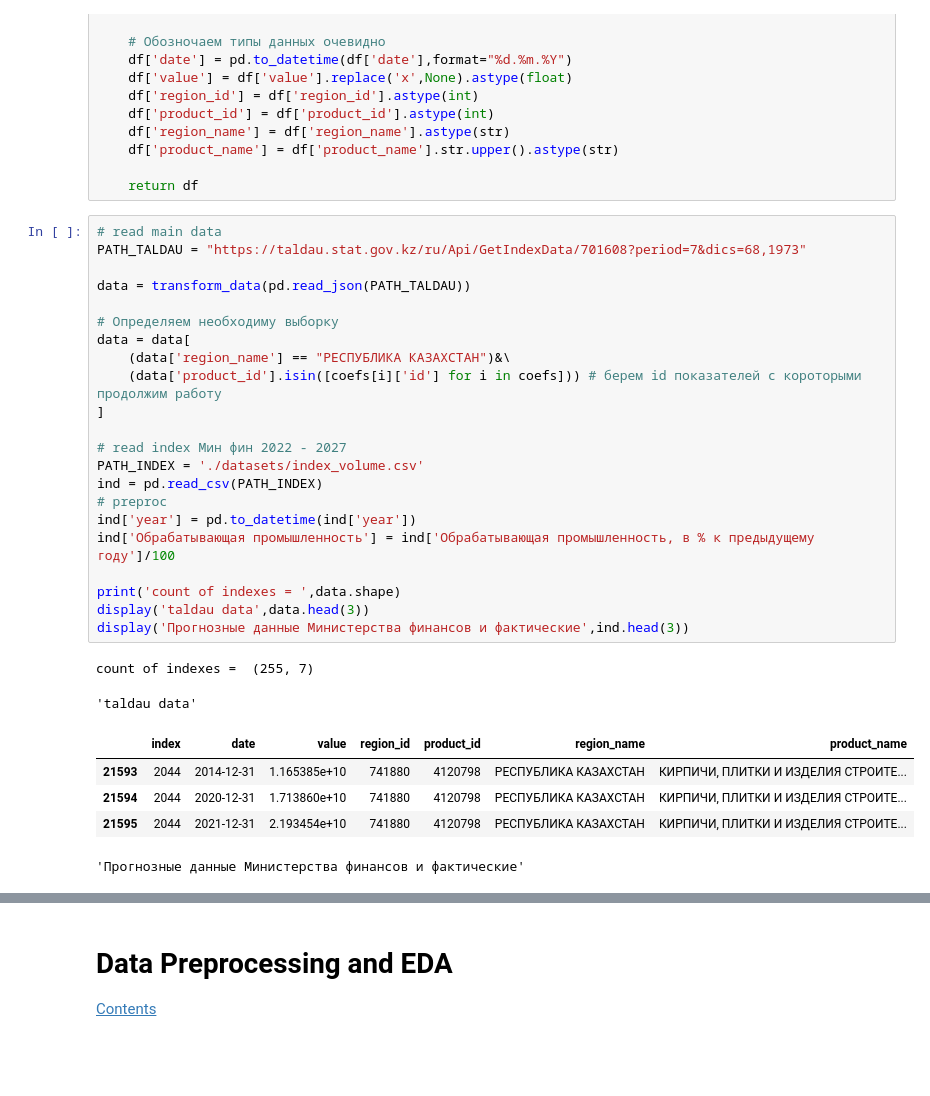
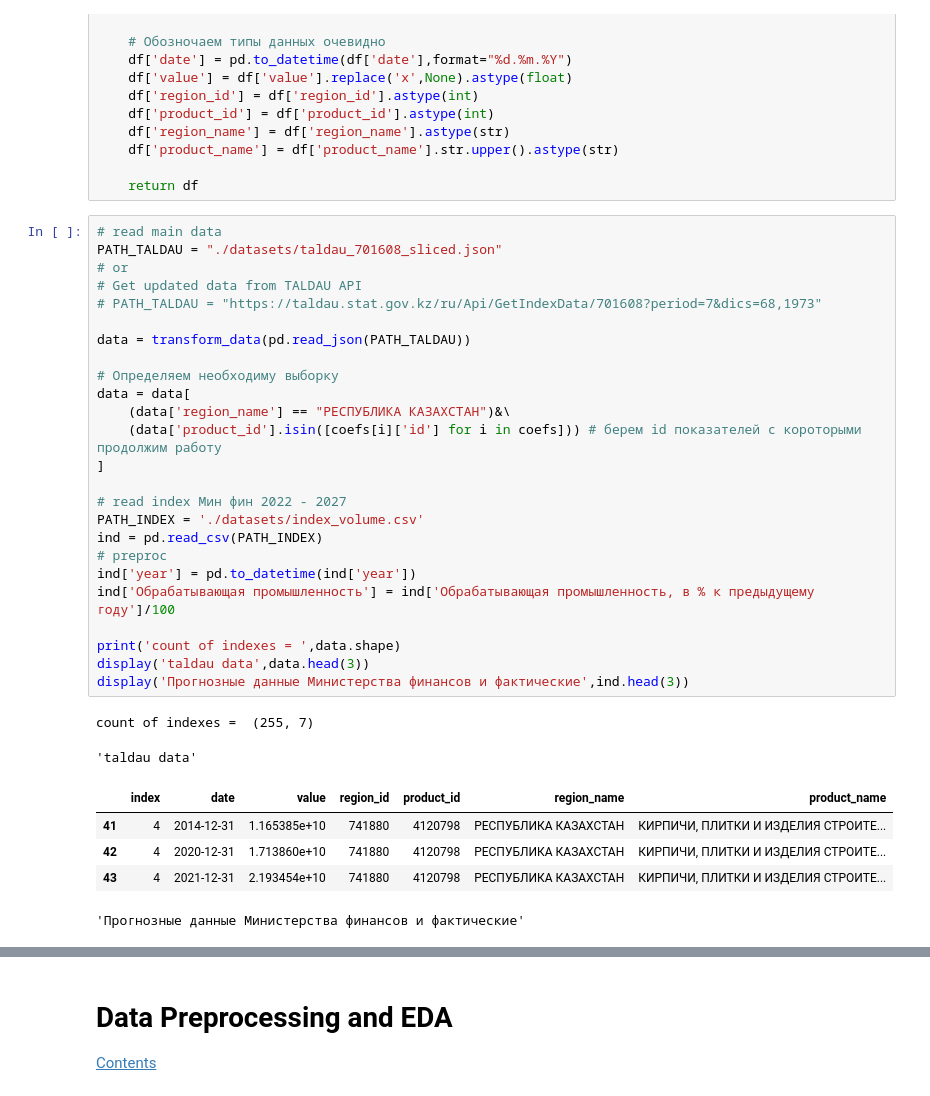
Before and after one commit to Adilkhan13/IPCC_Kazakhstan_CO2_forecasting, a Jupyter notebook: main.ipynb, the cells around one changed output, grey strips where cells are left out. Drawn from its saved outputs; the diff is of its cells as text; blank space fills up the shorter version.

```diff
--- a/main.ipynb
+++ b/main.ipynb
@@ -99,33 +99,36 @@ def transform_data(df:pd.DataFrame)->pd.DataFrame:
     return df
 # %%
 # read main data
-PATH_TALDAU = "https://taldau.stat.gov.kz/ru/Api/GetIndexData/701608?period=7&dics=68,1973"
+PATH_TALDAU = "./datasets/taldau_701608_sliced.json"
+# or
+# Get updated data from TALDAU API
+# PATH_TALDAU = "https://taldau.stat.gov.kz/ru/Api/GetIndexData/701608?period=7&dics=68,1973"
 
 data = transform_data(pd.read_json(PATH_TALDAU))
 
 # Определяем необходиму выборку
 data = data[
     (data['region_name'] == "РЕСПУБЛИКА КАЗАХСТАН")&\
     (data['product_id'].isin([coefs[i]['id'] for i in coefs])) # берем id показателей с короторыми продолжим работу
 ]
 
 # read index Мин фин 2022 - 2027
 PATH_INDEX = './datasets/index_volume.csv'
 ind = pd.read_csv(PATH_INDEX)
 # preproc
 ind['year'] = pd.to_datetime(ind['year'])
 ind['Обрабатывающая промышленность'] = ind['Обрабатывающая промышленность, в % к предыдущему году']/100
 
 print('count of indexes = ',data.shape)
 display('taldau data',data.head(3))
 display('Прогнозные данные Министерства финансов и фактические',ind.head(3))
 # %% [output]
 count of indexes =  (255, 7)
 'taldau data'
 |  | index | date | value | region_id | product_id | region_name | product_name |
-| 21593 | 2044 | 2014-12-31 | 1.165385e+10 | 741880 | 4120798 | РЕСПУБЛИКА КАЗАХСТАН | КИРПИЧИ, ПЛИТКИ И ИЗДЕЛИЯ СТРОИТЕ... |
-| 21594 | 2044 | 2020-12-31 | 1.713860e+10 | 741880 | 4120798 | РЕСПУБЛИКА КАЗАХСТАН | КИРПИЧИ, ПЛИТКИ И ИЗДЕЛИЯ СТРОИТЕ... |
-| 21595 | 2044 | 2021-12-31 | 2.193454e+10 | 741880 | 4120798 | РЕСПУБЛИКА КАЗАХСТАН | КИРПИЧИ, ПЛИТКИ И ИЗДЕЛИЯ СТРОИТЕ... |
+| 41 | 4 | 2014-12-31 | 1.165385e+10 | 741880 | 4120798 | РЕСПУБЛИКА КАЗАХСТАН | КИРПИЧИ, ПЛИТКИ И ИЗДЕЛИЯ СТРОИТЕ... |
+| 42 | 4 | 2020-12-31 | 1.713860e+10 | 741880 | 4120798 | РЕСПУБЛИКА КАЗАХСТАН | КИРПИЧИ, ПЛИТКИ И ИЗДЕЛИЯ СТРОИТЕ... |
+| 43 | 4 | 2021-12-31 | 2.193454e+10 | 741880 | 4120798 | РЕСПУБЛИКА КАЗАХСТАН | КИРПИЧИ, ПЛИТКИ И ИЗДЕЛИЯ СТРОИТЕ... |
 'Прогнозные данные Министерства финансов и фактические'
 |  | year | Численность населения | Промышленность, в % к предыдущему... | Горнодобывающая промышленность и ... | Обрабатывающая промышленность, в ... | ... |
 | 0 | 2000-12-31 | 14 883 626 | NaN | NaN | NaN | ... |
```
Also changed, not shown: parts of 1 cell of this notebook.
